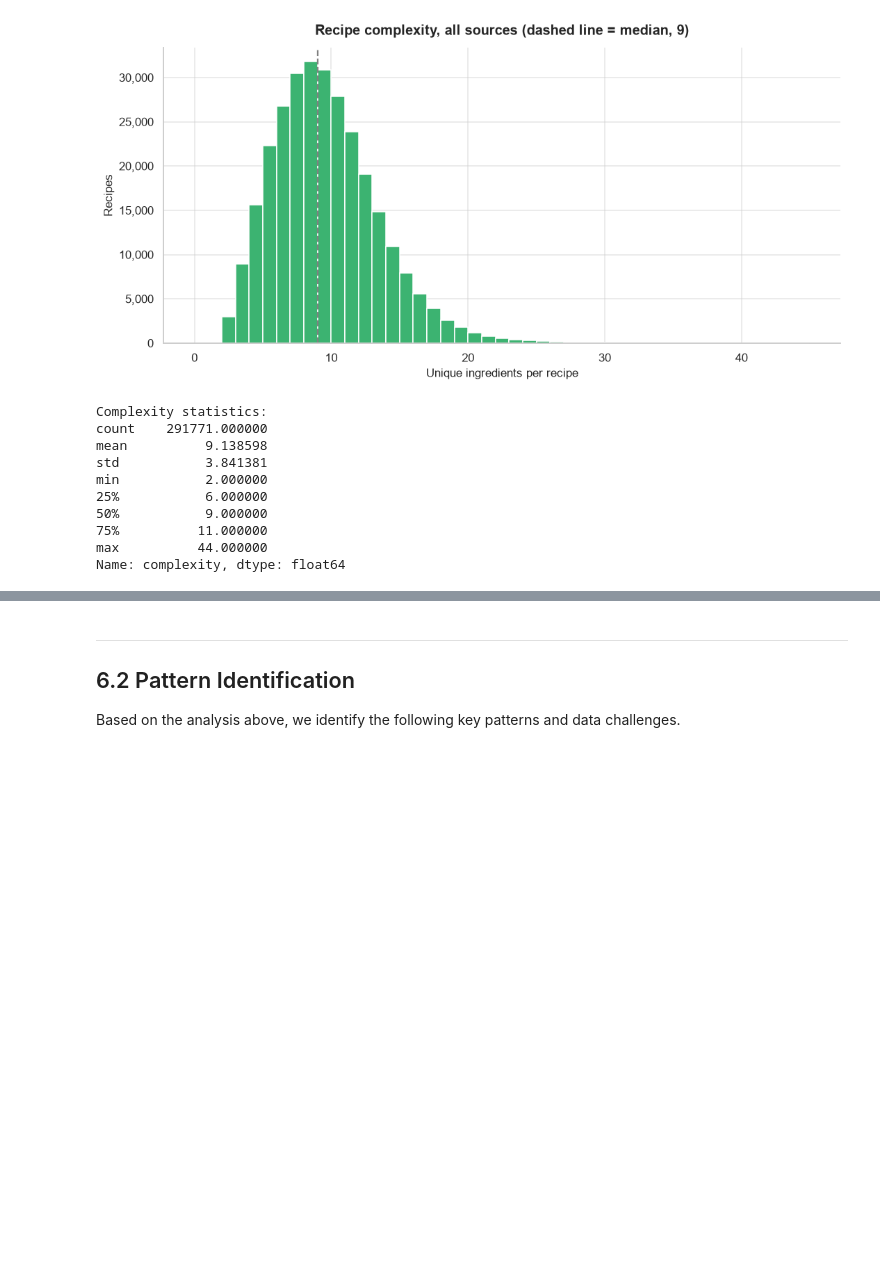
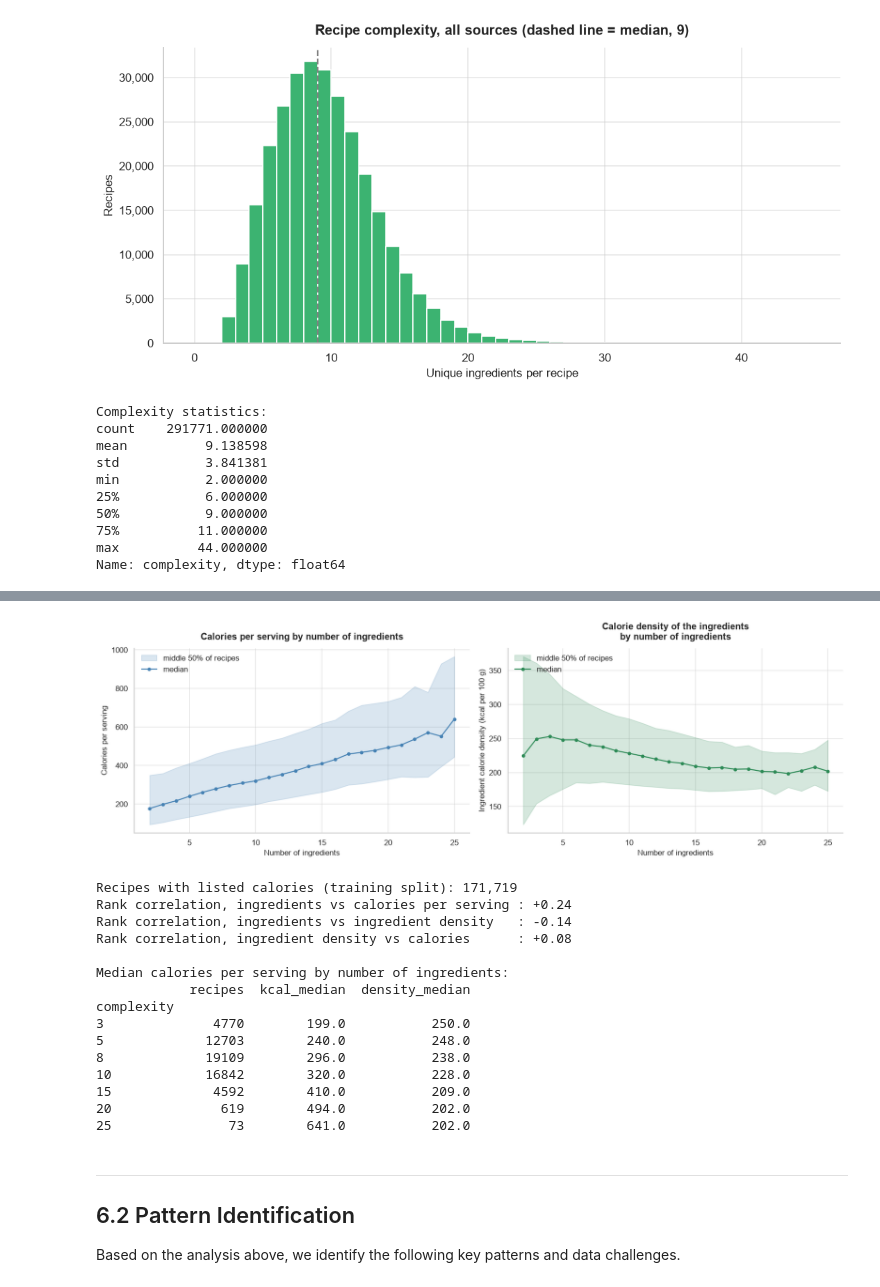
Before and after one commit to Chloe-Tu2/The-EverFlavor-AI, a Jupyter notebook: notebooks/01_data_acquisition_EverFlavor_V3.ipynb, the cells around one changed output, grey strips where cells are left out. Drawn from its saved outputs; the diff is of its cells as text; code cells hidden in the pictures; blank space fills up the shorter version.

```diff
--- a/notebooks/01_data_acquisition_EverFlavor_V3.ipynb
+++ b/notebooks/01_data_acquisition_EverFlavor_V3.ipynb
@@ -2766,7 +2837,7 @@ def run_pipeline(df_in, source="foodcom"):
         df = df.dropna(subset=["recipe_name", "ingredients"])
         df = df.drop_duplicates(subset=["recipe_name"], keep="first").copy()
         df["ingredient_list"] = df["ingredients"].apply(lambda x: normalize_ingredient_list(parse_list_string(x)))
-        df = add_keyword_flags(df, "ingredients")
+        df = add_keyword_flags(df, "ingredients", name_col="recipe_name")
         df["cuisine_family"] = df[cuisine_col].apply(map_cuisine)
         df["cuisine_raw"]    = df[cuisine_col].fillna("").astype(str).str.lower()
         df["recipe_id"]      = source + "_" + df["recipe_id"].astype(str)
@@ -4172,3 +4300,64 @@ Name: complexity, dtype: float64
+# %%
+# The USDA ingredient table is read from its file (5.8.2), so this works after a restart
+ingredient_kcal_100g = (pd.read_csv("data/processed/usda_ingredient_nutrition.csv")
+                        .set_index("ingredient")["kcal_100g"])
+
+listed = train_df[train_df["nutrition_plausible"]].copy()
+# One row per (recipe, ingredient), then the average energy per 100 g for each recipe
+per_ingredient = pd.to_numeric(listed["ingredient_list"].explode().map(ingredient_kcal_100g), errors="coerce")
+listed["ingredient_kcal_100g"] = per_ingredient.groupby(level=0).mean()
+
+MAX_SHOWN = 25   # few recipes have more ingredients than this
+by_count = (listed[listed["complexity"] <= MAX_SHOWN].groupby("complexity")
+            .agg(recipes=("recipe_id", "size"),
+                 kcal_median=("calories_per_serving", "median"),
+                 kcal_q25=("calories_per_serving", lambda s: s.quantile(0.25)),
+                 kcal_q75=("calories_per_serving", lambda s: s.quantile(0.75)),
+                 density_median=("ingredient_kcal_100g", "median"),
+                 density_q25=("ingredient_kcal_100g", lambda s: s.quantile(0.25)),
+                 density_q75=("ingredient_kcal_100g", lambda s: s.quantile(0.75))))
+
+fig, axes = plt.subplots(1, 2, figsize=(15, 5))
+for ax, column, color, label in [
+    (axes[0], "kcal", "steelblue", "Calories per serving"),
+    (axes[1], "density", "seagreen", "Ingredient calorie density (kcal per 100 g)"),
+]:
+    ax.fill_between(by_count.index, by_count[f"{column}_q25"], by_count[f"{column}_q75"], color=color, alpha=0.2,
+                    label="middle 50% of recipes")
+    ax.plot(by_count.index, by_count[f"{column}_median"], color=color, marker="o", markersize=4, label="median")
+    ax.set_xlabel("Number of ingredients")
+    ax.set_ylabel(label)
+    ax.legend(loc="upper left")
+axes[0].set_title("Calories per serving by number of ingredients")
+axes[1].set_title("Calorie density of the ingredients\nby number of ingredients")
+show_figure(fig, "17_complexity_vs_calories")
+
+# Rank correlation (Spearman): -1 to 1, where 0 means no relationship
+correlation = listed[["complexity", "calories_per_serving", "ingredient_kcal_100g"]].corr(method="spearman")
+print(f"Recipes with listed calories (training split): {len(listed):,}")
+print(f"Rank correlation, ingredients vs calories per serving : {correlation.loc['complexity', 'calories_per_serving']:+.2f}")
+print(f"Rank correlation, ingredients vs ingredient density   : {correlation.loc['complexity', 'ingredient_kcal_100g']:+.2f}")
+print(f"Rank correlation, ingredient density vs calories      : {correlation.loc['ingredient_kcal_100g', 'calories_per_serving']:+.2f}")
+print("\nMedian calories per serving by number of ingredients:")
+print(by_count.loc[[n for n in (3, 5, 8, 10, 15, 20, 25) if n in by_count.index],
+                   ["recipes", "kcal_median", "density_median"]].round(0).to_string())
+# %% [output]
+[figure, added]
+Recipes with listed calories (training split): 171,719
+Rank correlation, ingredients vs calories per serving : +0.24
+Rank correlation, ingredients vs ingredient density   : -0.14
+Rank correlation, ingredient density vs calories      : +0.08
+
+Median calories per serving by number of ingredients:
+            recipes  kcal_median  density_median
+complexity
+3              4770        199.0           250.0
+5             12703        240.0           248.0
+8             19109        296.0           238.0
+10            16842        320.0           228.0
+15             4592        410.0           209.0
+20              619        494.0           202.0
+25               73        641.0           202.0
 # %% [markdown]
 ---
 
```
Also changed, not shown: parts of 14 cells of this notebook, 10 other files.
